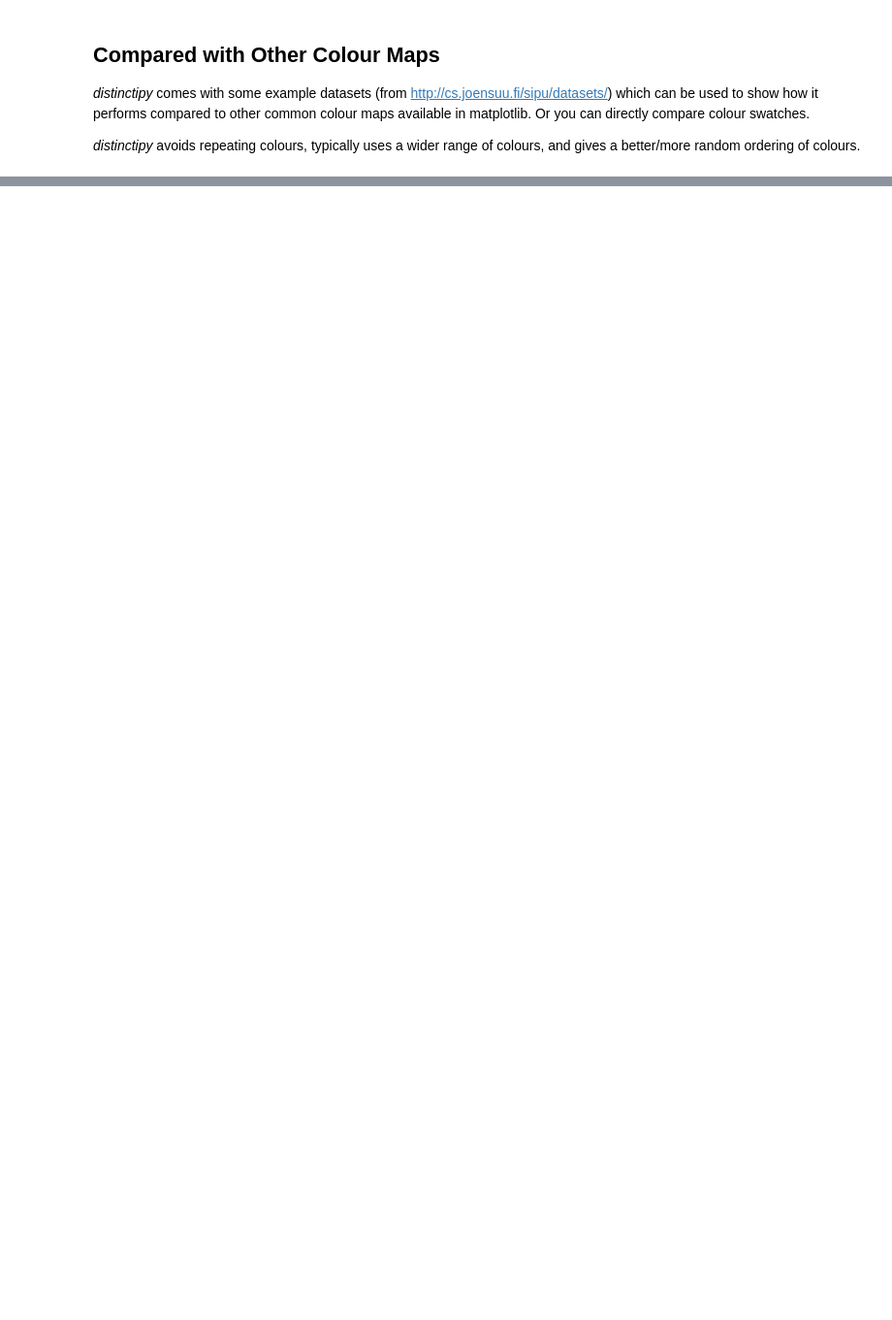
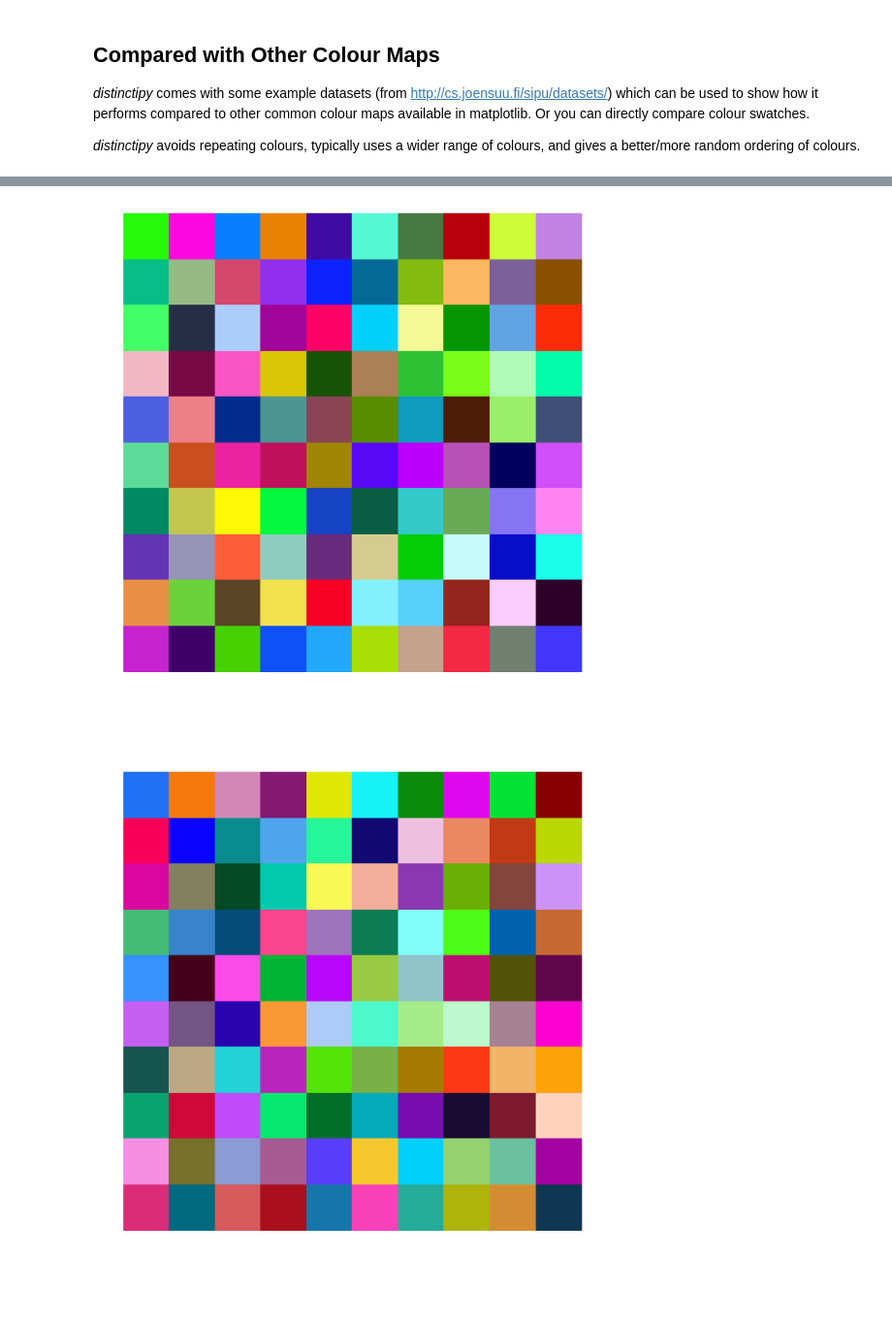
Before and after one commit to alan-turing-institute/distinctipy, a Jupyter notebook: examples.ipynb, the cells around one changed output, grey strips where cells are left out. Shown at 97% size. Cells and saved outputs as stored; diff of their text form; code cells hidden in the pictures; blank space fills up the shorter version.

```diff
--- a/examples.ipynb
+++ b/examples.ipynb
@@ -70,0 +71,11 @@ examples.compare_colors(N=64, compare_with='tab20')
+# %%
+from distinctipy import distinctipy
+
+norm_colors = distinctipy.get_colors(100, colorblind_type=None)
+distinctipy.color_swatch(norm_colors)
+
+blind_colors = distinctipy.get_colors(100, colorblind_type='Deuteranomaly')
+distinctipy.color_swatch(blind_colors)
+# %% [output]
+[figure, added]
+[figure, added]
```
Also changed, not shown: parts of 7 cells of this notebook, 3 other files.
